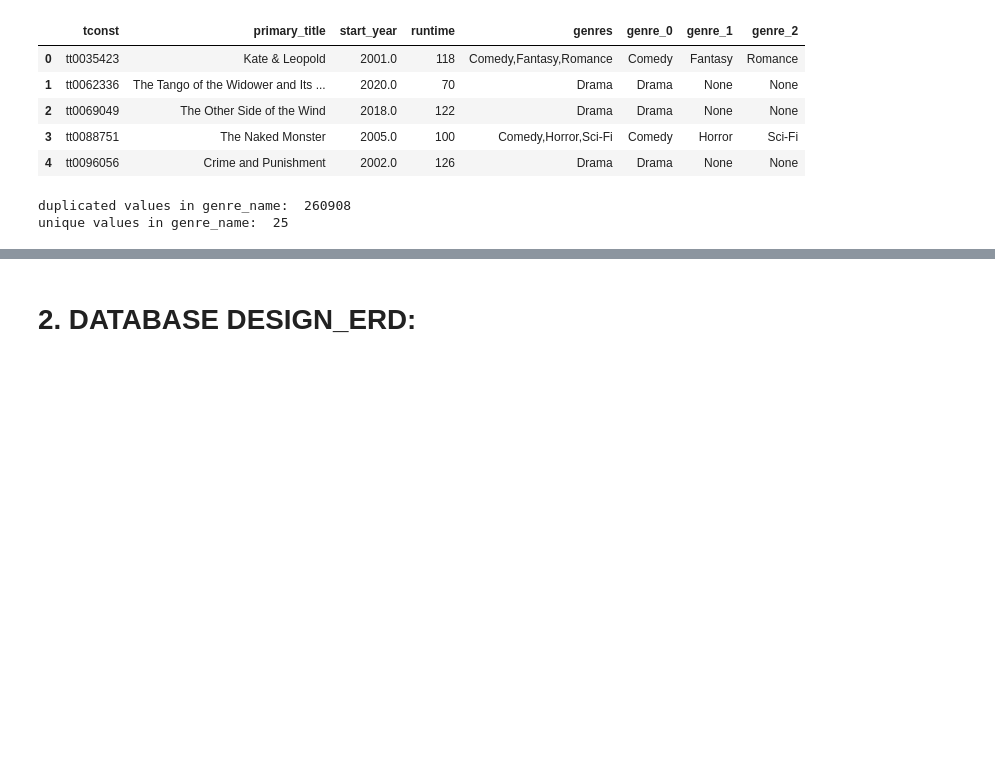
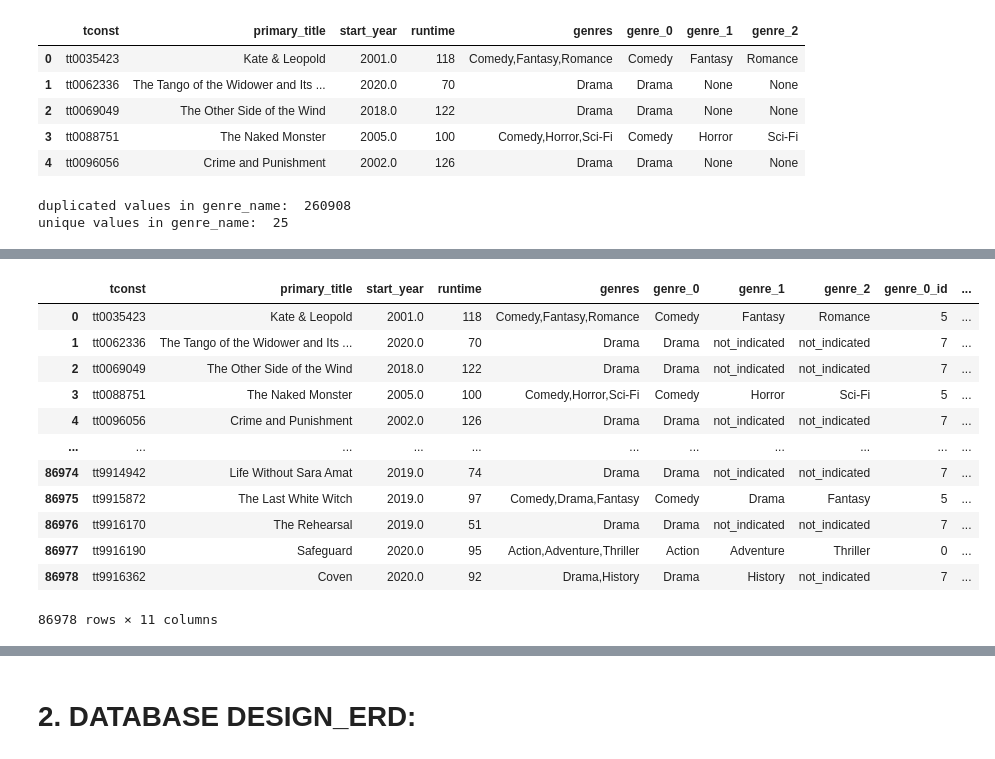
Before and after one commit to Ahmed-Wassel-Angar/movies_project, a Jupyter notebook: DATABASE_Design.ipynb, the cells around one changed output, grey strips where cells are left out. Saved outputs shown, nothing was run; the diff lists cells and outputs as text; code cells hidden in the pictures; blank space fills up the shorter version.

```diff
--- a/DATABASE_Design.ipynb
+++ b/DATABASE_Design.ipynb
@@ -236,0 +296,24 @@ df_genres.sort_values(by=['genre_id'])
+# %%
+df_title_basics = df_title_basics.fillna('not_indicated')
+genre_dict = dict(zip(df_genres['genre_name'].tolist(),df_genres['genre_id'].tolist()))
+df_title_basics['genre_0_id'] = df_title_basics['genre_0']
+df_title_basics['genre_0_id']=df_title_basics['genre_0_id'].replace(genre_dict)
+df_title_basics['genre_1_id'] = df_title_basics['genre_1']
+df_title_basics['genre_1_id']=df_title_basics['genre_1_id'].replace(genre_dict)
+df_title_basics['genre_2_id'] = df_title_basics['genre_2']
+df_title_basics['genre_2_id']=df_title_basics['genre_2_id'].replace(genre_dict)
+df_title_basics
+# %% [output]
+|  | tconst | primary_title | start_year | runtime | genres | genre_0 | genre_1 | genre_2 | genre_0_id | ... |
+| 0 | tt0035423 | Kate & Leopold | 2001.0 | 118 | Comedy,Fantasy,Romance | Comedy | Fantasy | Romance | 5 | ... |
+| 1 | tt0062336 | The Tango of the Widower and Its ... | 2020.0 | 70 | Drama | Drama | not_indicated | not_indicated | 7 | ... |
+| 2 | tt0069049 | The Other Side of the Wind | 2018.0 | 122 | Drama | Drama | not_indicated | not_indicated | 7 | ... |
+| 3 | tt0088751 | The Naked Monster | 2005.0 | 100 | Comedy,Horror,Sci-Fi | Comedy | Horror | Sci-Fi | 5 | ... |
+| 4 | tt0096056 | Crime and Punishment | 2002.0 | 126 | Drama | Drama | not_indicated | not_indicated | 7 | ... |
+| ... | ... | ... | ... | ... | ... | ... | ... | ... | ... | ... |
+| 86974 | tt9914942 | Life Without Sara Amat | 2019.0 | 74 | Drama | Drama | not_indicated | not_indicated | 7 | ... |
+| 86975 | tt9915872 | The Last White Witch | 2019.0 | 97 | Comedy,Drama,Fantasy | Comedy | Drama | Fantasy | 5 | ... |
+| 86976 | tt9916170 | The Rehearsal | 2019.0 | 51 | Drama | Drama | not_indicated | not_indicated | 7 | ... |
+| 86977 | tt9916190 | Safeguard | 2020.0 | 95 | Action,Adventure,Thriller | Action | Adventure | Thriller | 0 | ... |
+| 86978 | tt9916362 | Coven | 2020.0 | 92 | Drama,History | Drama | History | not_indicated | 7 | ... |
+86978 rows × 11 columns
```
Also changed, not shown: parts of 23 cells of this notebook.
